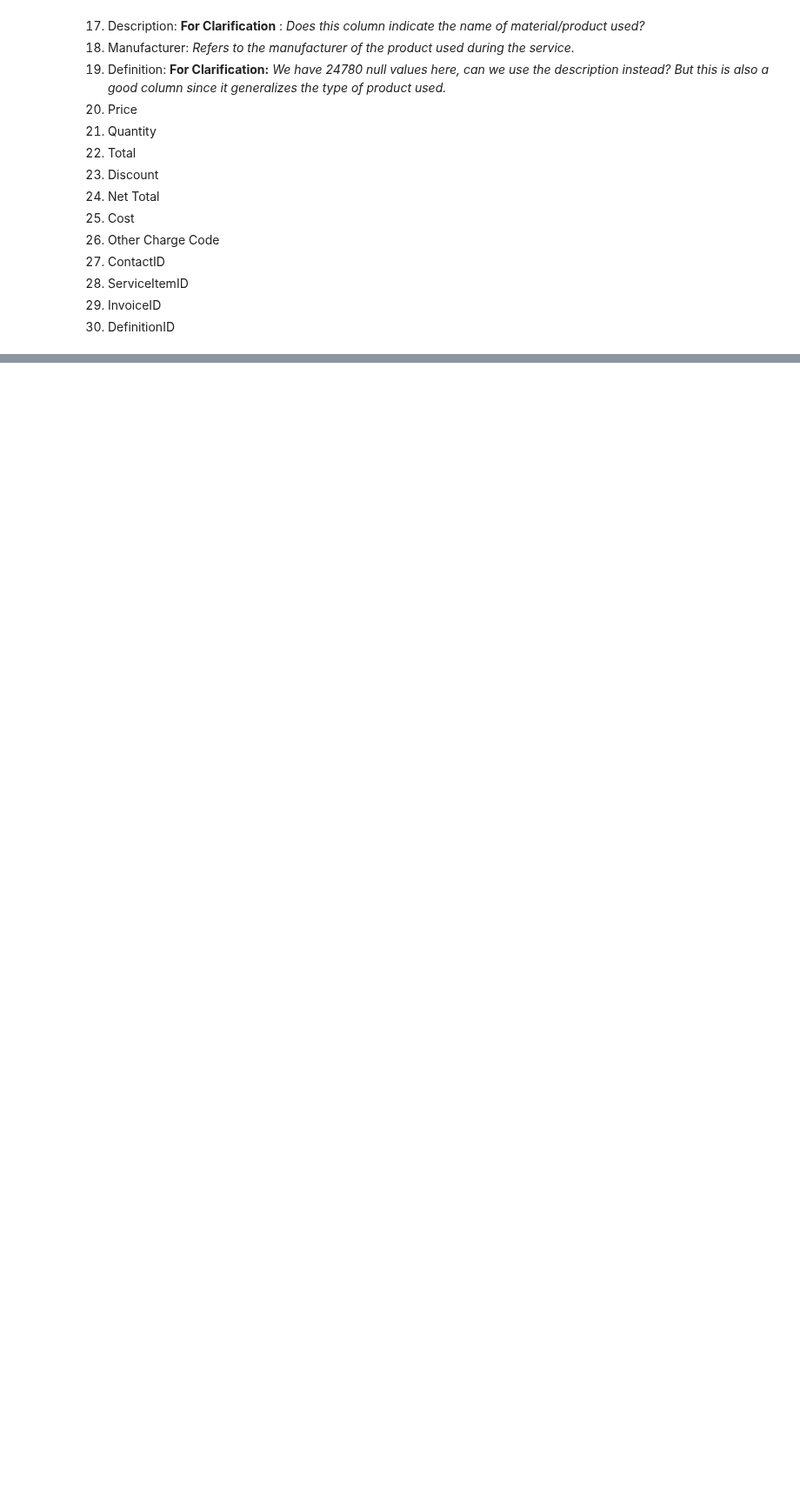
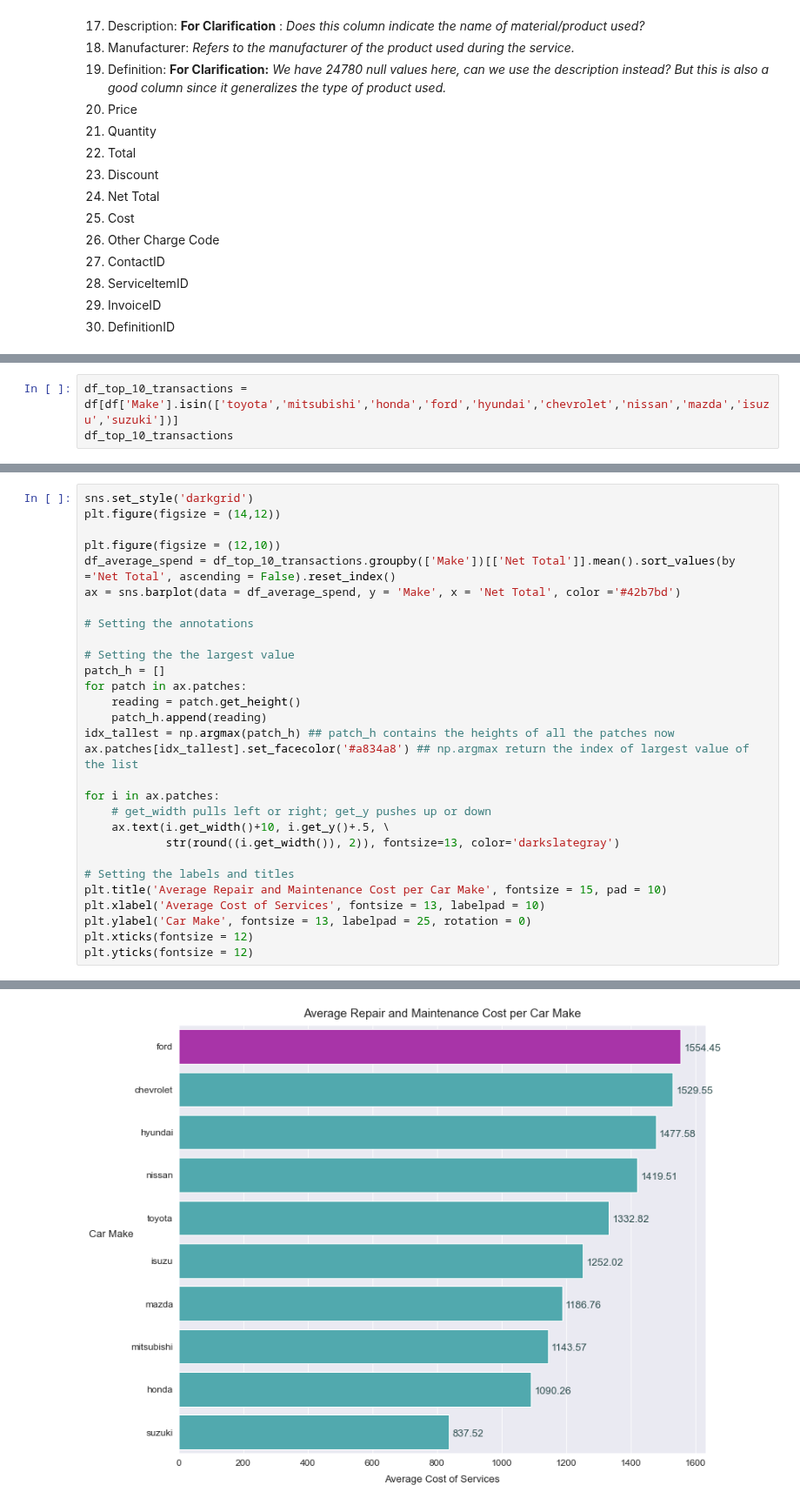
Before and after one commit to just-paul/capstone-autoserved, a Jupyter notebook: Capstone Data Cleaning.ipynb, the cells around one changed output, grey strips where cells are left out. Shown at 87% size. Drawn from its saved outputs; the diff is of its cells as text; blank space fills up the shorter version.

```diff
--- a/Capstone Data Cleaning.ipynb
+++ b/Capstone Data Cleaning.ipynb
@@ -167,0 +238,3 @@ df.shape
+# %%
+df_top_10_transactions = df[df['Make'].isin(['toyota','mitsubishi','honda','ford','hyundai','chevrolet','nissan','mazda','isuzu','suzuki'])]
+df_top_10_transactions
@@ -167,0 +257,30 @@ df.shape
+# %%
+sns.set_style('darkgrid')
+plt.figure(figsize = (14,12))
+
+plt.figure(figsize = (12,10))
+df_average_spend = df_top_10_transactions.groupby(['Make'])[['Net Total']].mean().sort_values(by ='Net Total', ascending = False).reset_index()
+ax = sns.barplot(data = df_average_spend, y = 'Make', x = 'Net Total', color ='#42b7bd')
+
+# Setting the annotations
+
+# Setting the the largest value
+patch_h = []
+for patch in ax.patches:
+    reading = patch.get_height()
+    patch_h.append(reading)
+idx_tallest = np.argmax(patch_h) ## patch_h contains the heights of all the patches now
+ax.patches[idx_tallest].set_facecolor('#a834a8') ## np.argmax return the index of largest value of the list
+
+for i in ax.patches:
+    # get_width pulls left or right; get_y pushes up or down
+    ax.text(i.get_width()+10, i.get_y()+.5, \
+            str(round((i.get_width()), 2)), fontsize=13, color='darkslategray')
+
+# Setting the labels and titles
+plt.title('Average Repair and Maintenance Cost per Car Make', fontsize = 15, pad = 10)
+plt.xlabel('Average Cost of Services', fontsize = 13, labelpad = 10)
+plt.ylabel('Car Make', fontsize = 13, labelpad = 25, rotation = 0)
+plt.xticks(fontsize = 12)
+plt.yticks(fontsize = 12)
+# %% [output]
@@ -167,0 +299 @@ df.shape
+[figure, added]
```
Also changed, not shown: parts of 94 cells of this notebook, 3 other files.
